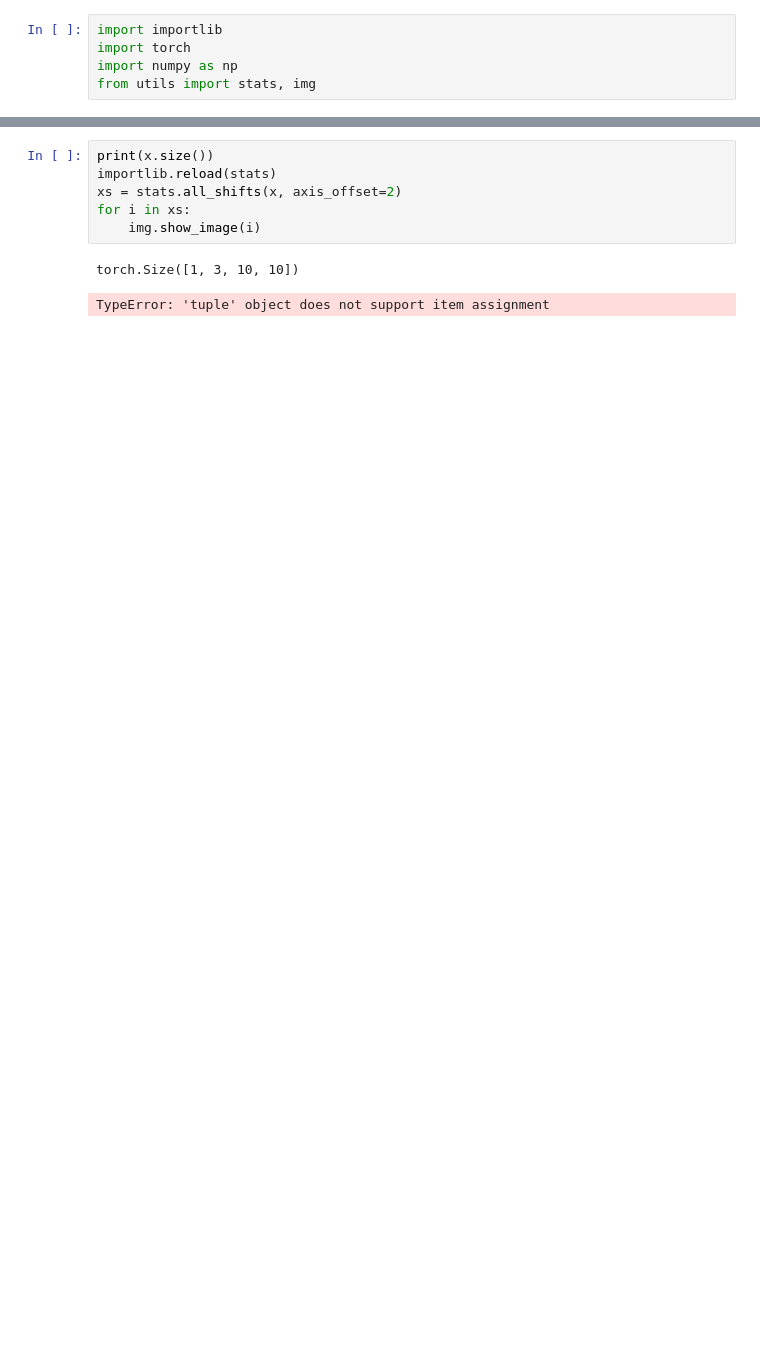
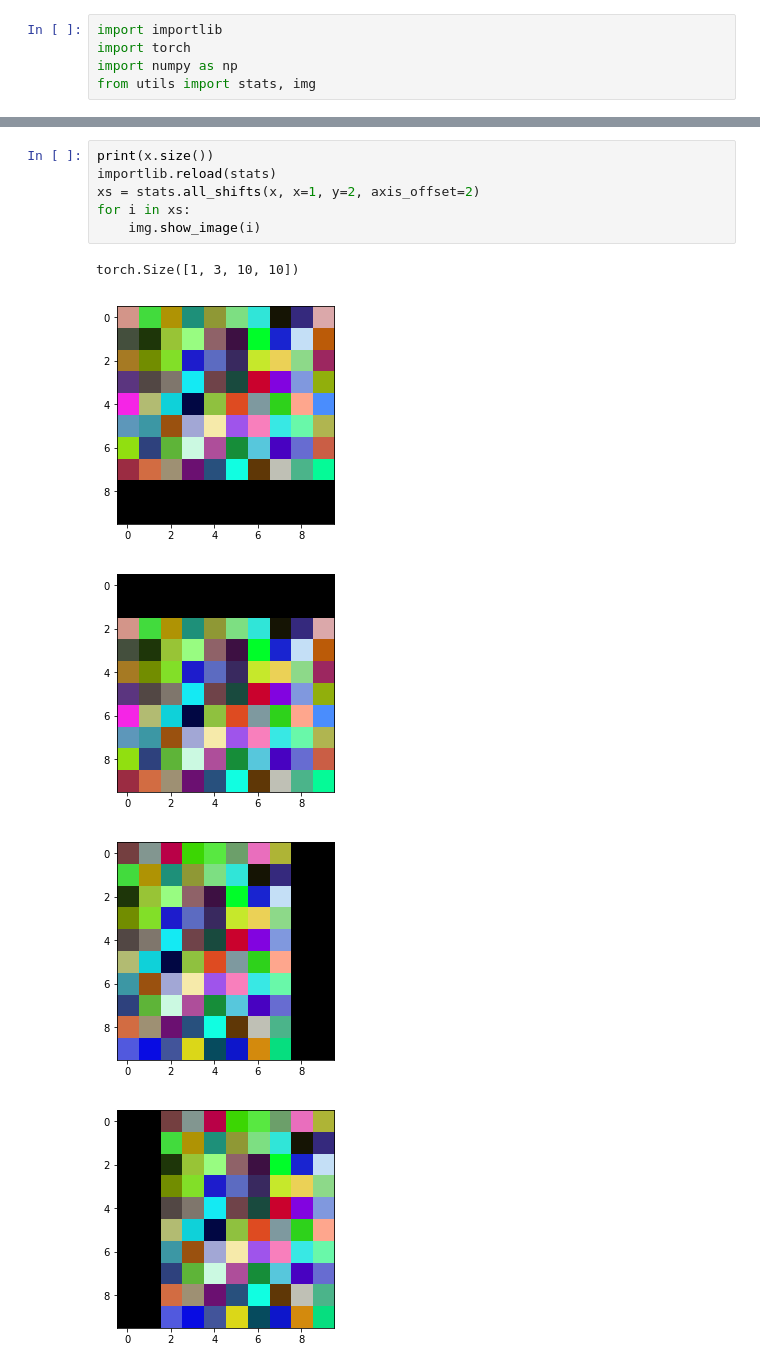
Before and after one commit to Lewington-pitsos/neural_synthesis, a Jupyter notebook: pad.ipynb, the cells around one changed output, grey strips where cells are left out. Cells and saved outputs as stored; diff of their text form; blank space fills up the shorter version.

Commit message:
all shift working as expected

```diff
--- a/pad.ipynb
+++ b/pad.ipynb
@@ -11,9 +11,12 @@ img.show_image(x)
 # %%
 print(x.size())
 importlib.reload(stats)
-xs = stats.all_shifts(x, axis_offset=2)
+xs = stats.all_shifts(x, x=1, y=2, axis_offset=2)
 for i in xs:
     img.show_image(i)
 # %% [output]
 torch.Size([1, 3, 10, 10])
-TypeError: 'tuple' object does not support item assignment
+[figure, added]
+[figure, added]
+[figure, added]
+[figure, added]
```
Also changed, not shown: parts of 3 cells of this notebook, 1 other file.
